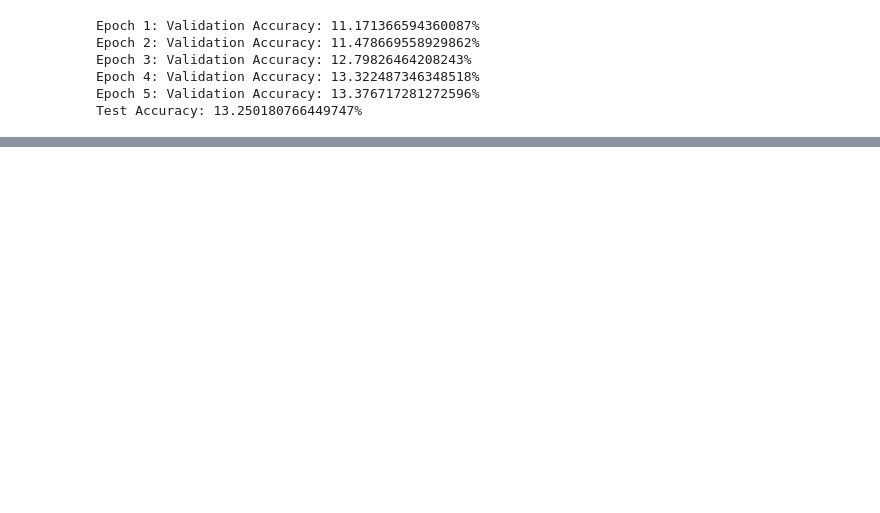
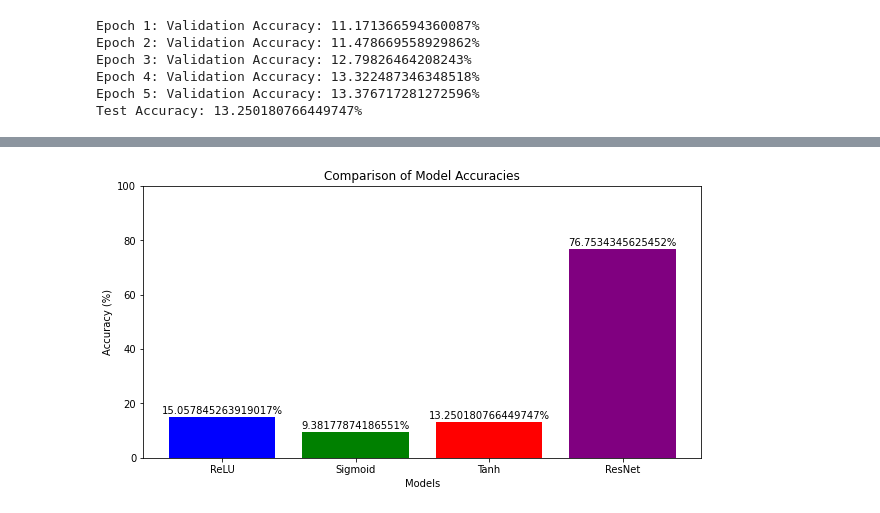
Before and after one commit to raccamateo/AVPR_A2, a Jupyter notebook: AVPR_A2.ipynb, the cells around one changed output, grey strips where cells are left out. Drawn from its saved outputs; the diff is of its cells as text; code cells hidden in the pictures; blank space fills up the shorter version.

```diff
--- a/AVPR_A2.ipynb
+++ b/AVPR_A2.ipynb
@@ -667,0 +399,39 @@ Epoch 4/5, Training Loss: 1.2442, Validation Loss: 2.3500, Validation Accuracy:
+# %%
+import matplotlib.pyplot as plt
+
+# Function to read accuracy from text file
+def read_accuracy(file_path):
+    with open(file_path, 'r') as file:
+        accuracy = file.readline().strip()
+        try:
+            return float(accuracy.split(': ')[1].replace('%', ''))
+        except ValueError:
+            return None
+
+# Paths to your accuracy text files
+relu_accuracy_file = '/Users/mwr/Downloads/AVPR assignment 2/relu_test_accuracy.txt'
+sigmoid_accuracy_file = '/Users/mwr/Downloads/AVPR assignment 2/sigmoid_test_accuracy.txt'
+tanh_accuracy_file = '/Users/mwr/Downloads/AVPR assignment 2/tanh_test_accuracy.txt'
+resnet_accuracy_file = '/Users/mwr/Downloads/AVPR assignment 2/resnet_test_accuracy.txt'
+
+# Reading accuracies
+relu_accuracy = read_accuracy(relu_accuracy_file)
+sigmoid_accuracy = read_accuracy(sigmoid_accuracy_file)
+tanh_accuracy = read_accuracy(tanh_accuracy_file)
+resnet_accuracy = read_accuracy(resnet_accuracy_file)
+
+# Plotting accuracies
+models = ['ReLU', 'Sigmoid', 'Tanh', 'ResNet']
+accuracies = [relu_accuracy, sigmoid_accuracy, tanh_accuracy, resnet_accuracy]
+
+plt.figure(figsize=(10, 5))
+plt.bar(models, accuracies, color=['blue', 'green', 'red', 'purple'])
+plt.xlabel('Models')
+plt.ylabel('Accuracy (%)')
+plt.title('Comparison of Model Accuracies')
+plt.ylim([0, 100])  # Assuming accuracy percentages
+for i, v in enumerate(accuracies):
+    plt.text(i, v + 0.5, f"{v}%", ha='center', va='bottom')
+plt.show()
+# %% [output]
+[figure, added]
```
Also changed, not shown: parts of 6 cells of this notebook, 2 other files.
